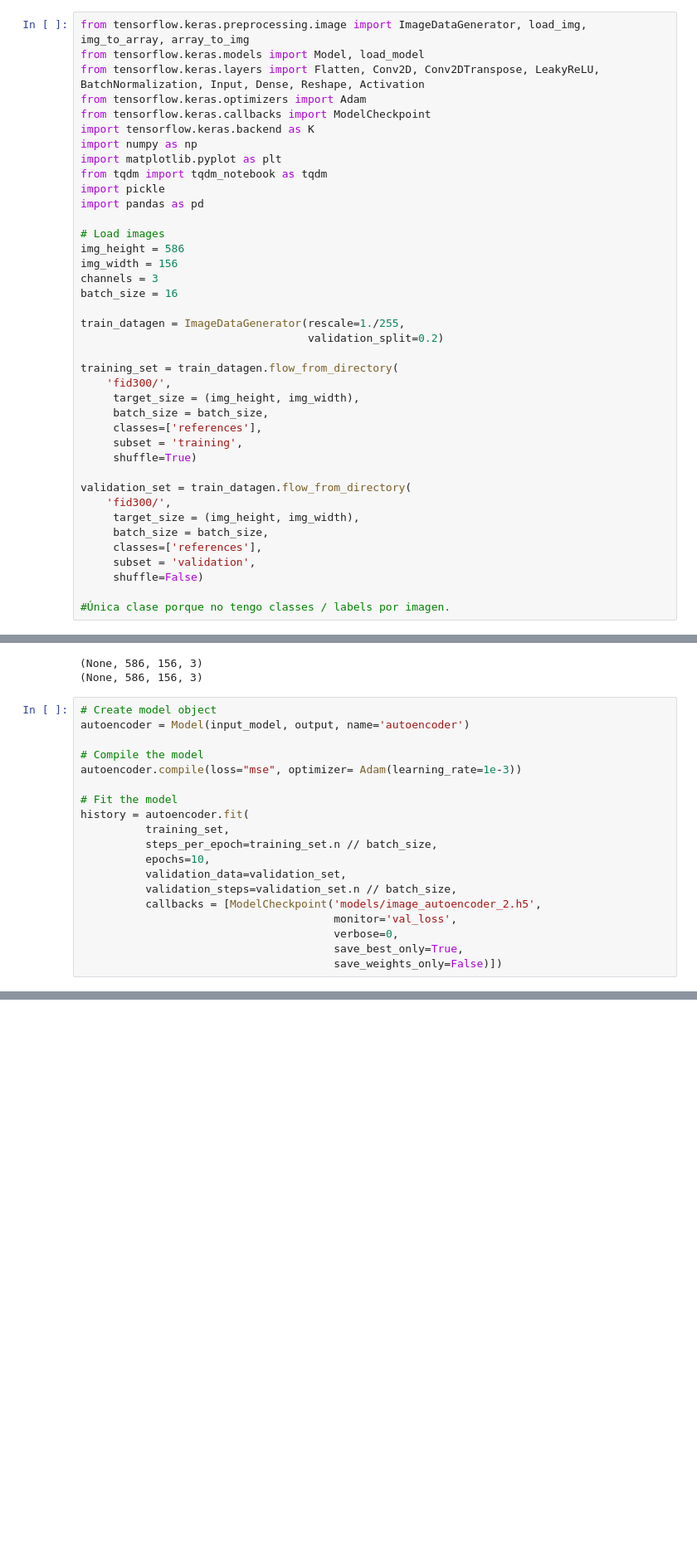
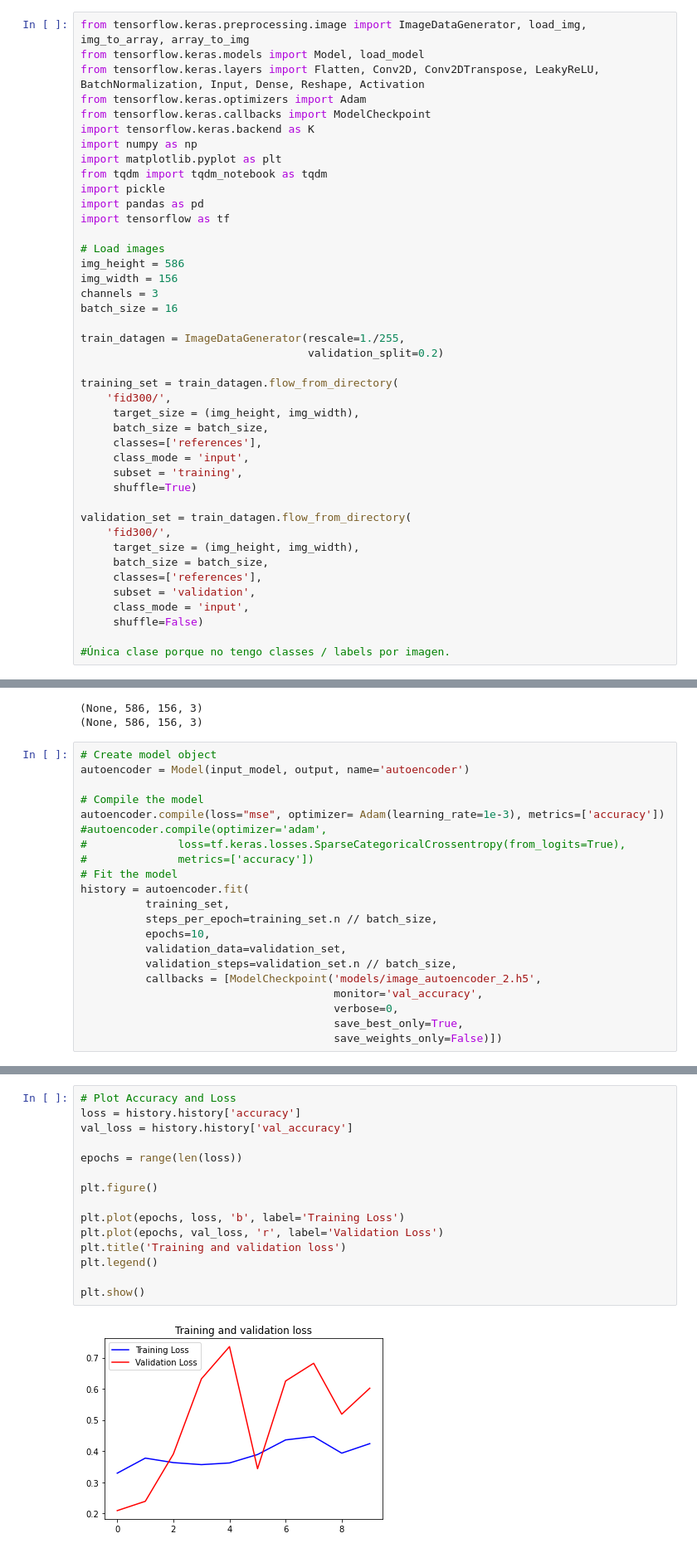
Before and after one commit to laurivsan/TFM_AI_2023, a Jupyter notebook: TFM_LauraRivera.ipynb, the cells around one changed output, grey strips where cells are left out. Shown at 83% size. Drawn from its saved outputs; the diff is of its cells as text; blank space fills up the shorter version.

Commit message:
First similar images CNN results

```diff
--- a/TFM_LauraRivera.ipynb
+++ b/TFM_LauraRivera.ipynb
@@ -1092,6 +1094,7 @@ import matplotlib.pyplot as plt
 from tqdm import tqdm_notebook as tqdm
 import pickle
 import pandas as pd
+import tensorflow as tf
 
 # Load images
 img_height = 586
@@ -1107,6 +1110,7 @@ training_set = train_datagen.flow_from_directory(
      target_size = (img_height, img_width),
      batch_size = batch_size,
      classes=['references'],
+     class_mode = 'input',
      subset = 'training',
      shuffle=True)
 
@@ -1116,6 +1120,7 @@ validation_set = train_datagen.flow_from_directory(
      batch_size = batch_size,
      classes=['references'],
      subset = 'validation',
+     class_mode = 'input',
      shuffle=False)
 
 #Única clase porque no tengo classes / labels por imagen.
@@ -1174,8 +1179,10 @@ print(output.shape)
 autoencoder = Model(input_model, output, name='autoencoder')
 
 # Compile the model
-autoencoder.compile(loss="mse", optimizer= Adam(learning_rate=1e-3))
-
+autoencoder.compile(loss="mse", optimizer= Adam(learning_rate=1e-3), metrics=['accuracy'])
+#autoencoder.compile(optimizer='adam',
+#              loss=tf.keras.losses.SparseCategoricalCrossentropy(from_logits=True),
+#              metrics=['accuracy'])
 # Fit the model
 history = autoencoder.fit(
           training_set,
@@ -1184,7 +1191,7 @@ history = autoencoder.fit(
           validation_data=validation_set,
           validation_steps=validation_set.n // batch_size,
           callbacks = [ModelCheckpoint('models/image_autoencoder_2.h5',
-                                       monitor='val_loss',
+                                       monitor='val_accuracy',
                                        verbose=0,
                                        save_best_only=True,
                                        save_weights_only=False)])
@@ -1196,0 +1219,17 @@ Detected at node 'mean_squared_error/SquaredDifference' defined at (most recent
+# %%
+# Plot Accuracy and Loss
+loss = history.history['accuracy']
+val_loss = history.history['val_accuracy']
+
+epochs = range(len(loss))
+
+plt.figure()
+
+plt.plot(epochs, loss, 'b', label='Training Loss')
+plt.plot(epochs, val_loss, 'r', label='Validation Loss')
+plt.title('Training and validation loss')
+plt.legend()
+
+plt.show()
+# %% [output]
+[figure, added]
```
Also changed, not shown: parts of 6 cells of this notebook.
